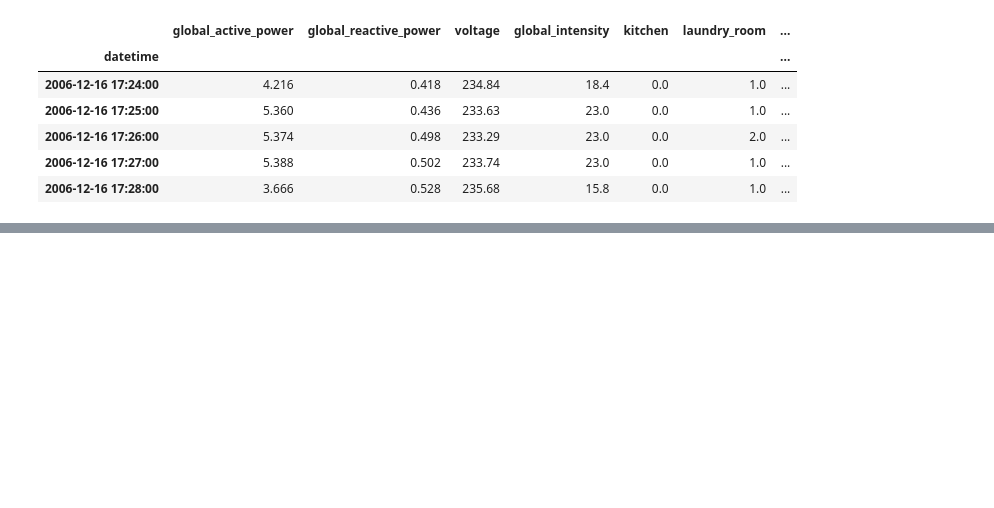
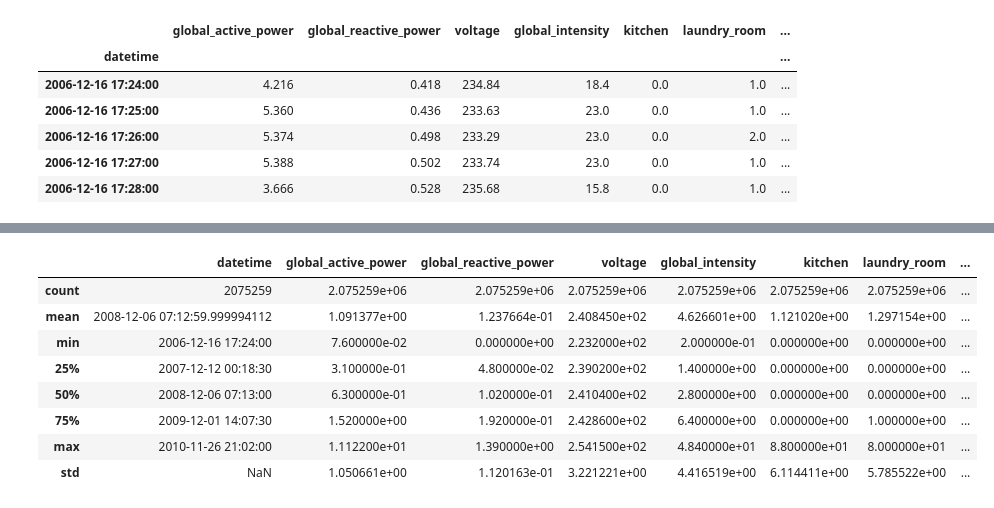
Before and after one commit to erlanggagatum/power-consumption, a Jupyter notebook: notebooks/0.data-exploration-missing-value.ipynb, the cells around one changed output, grey strips where cells are left out. Saved outputs shown, nothing was run; the diff lists cells and outputs as text; code cells hidden in the pictures; blank space fills up the shorter version.

```diff
--- a/notebooks/0.data-exploration-missing-value.ipynb
+++ b/notebooks/0.data-exploration-missing-value.ipynb
@@ -123,0 +129,3 @@ Index(['2006-12-16', '2006-12-16', '2006-12-16', '2006-12-16', '2006-12-16',
+# %%
+df_original = pd.read_csv('../datasets/household_power_consumption_v2.txt', sep=';', na_values=['nan','?'], usecols=[1,2,3,4,5,6,7,8,9,10,11,12,13,14])
+df_original.head(5)
@@ -123,0 +139,4 @@ Index(['2006-12-16', '2006-12-16', '2006-12-16', '2006-12-16', '2006-12-16',
+# %%
+df_imputed = df_imputed.reset_index()
+for col in ['date', 'time_formatted', 'day', 'month', 'year']:
+    df_imputed[col] = df_original[col]
@@ -123,0 +180,12 @@ Index(['2006-12-16', '2006-12-16', '2006-12-16', '2006-12-16', '2006-12-16',
+# %%
+df_imputed.describe()
+# %% [output]
+|  | datetime | global_active_power | global_reactive_power | voltage | global_intensity | kitchen | laundry_room | ... |
+| count | 2075259 | 2.075259e+06 | 2.075259e+06 | 2.075259e+06 | 2.075259e+06 | 2.075259e+06 | 2.075259e+06 | ... |
+| mean | 2008-12-06 07:12:59.999994112 | 1.091377e+00 | 1.237664e-01 | 2.408450e+02 | 4.626601e+00 | 1.121020e+00 | 1.297154e+00 | ... |
+| min | 2006-12-16 17:24:00 | 7.600000e-02 | 0.000000e+00 | 2.232000e+02 | 2.000000e-01 | 0.000000e+00 | 0.000000e+00 | ... |
+| 25% | 2007-12-12 00:18:30 | 3.100000e-01 | 4.800000e-02 | 2.390200e+02 | 1.400000e+00 | 0.000000e+00 | 0.000000e+00 | ... |
+| 50% | 2008-12-06 07:13:00 | 6.300000e-01 | 1.020000e-01 | 2.410400e+02 | 2.800000e+00 | 0.000000e+00 | 0.000000e+00 | ... |
+| 75% | 2009-12-01 14:07:30 | 1.520000e+00 | 1.920000e-01 | 2.428600e+02 | 6.400000e+00 | 0.000000e+00 | 1.000000e+00 | ... |
+| max | 2010-11-26 21:02:00 | 1.112200e+01 | 1.390000e+00 | 2.541500e+02 | 4.840000e+01 | 8.800000e+01 | 8.000000e+01 | ... |
+| std | NaN | 1.050661e+00 | 1.120163e-01 | 3.221221e+00 | 4.416519e+00 | 6.114411e+00 | 5.785522e+00 | ... |
```
Also changed, not shown: parts of 16 cells of this notebook, 2 other files.
